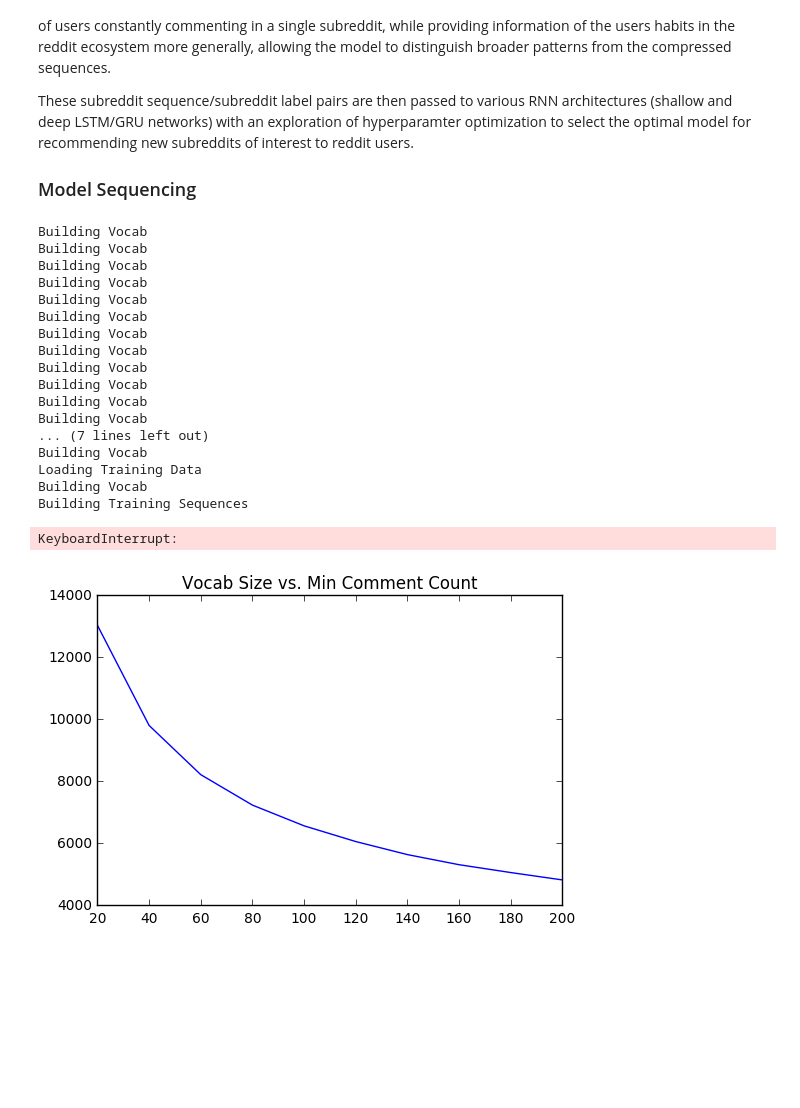
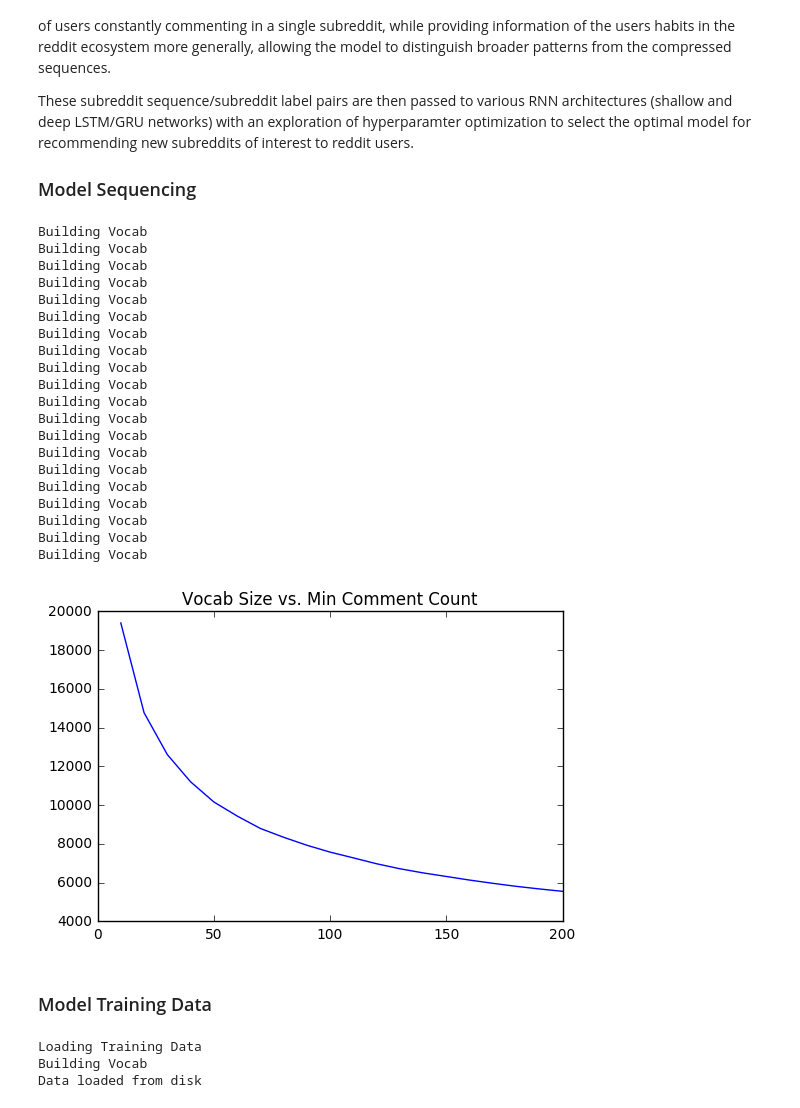
Before and after one commit to cole-maclean/MAI-CI, a Jupyter notebook: SubRecommender/EDA Notebook.ipynb, the cells around one changed output. Drawn from its saved outputs; the diff is of its cells as text; code cells hidden in the pictures; blank space fills up the shorter version.

```diff
--- a/SubRecommender/EDA Notebook.ipynb
+++ b/SubRecommender/EDA Notebook.ipynb
@@ -204,46 +201,52 @@ There are also a couple of design decisions needed that will create inherent ass
 These subreddit sequence/subreddit label pairs are then passed to various RNN architectures (shallow and deep LSTM/GRU networks) with an exploration of hyperparamter optimization to select the optimal model for recommending new subreddits of interest to reddit users.
 
 <h3>Model Sequencing</h3>
-# %%
-vocab_vs_min_thresh = []
-for min_cnt in range(10,201,10):
-    mdl = SubRecommender.SubRecommender('data/train_reddit_data.json',
-                                sequence_chunk_size=5,min_seq_length=10,min_count_thresh=min_cnt)
-    mdl.create_vocab()
-    vocab_vs_min_thresh.append([min_cnt,mdl.vocab_size])
-
-chunk_sizes = [10,15,20,25,40,50]
-min_lengths = [5,6,7,8,9,10]
-rslts = []
-for chnk_sz in chunk_sizes:
-    for mn_lngth in min_lengths:
-        mdl = SubRecommender.SubRecommender('data/train_reddit_data.json',
-                                    sequence_chunk_size=chnk_sz,min_seq_length=mn_lngth,min_count_thresh=100)
-        mdl.load_train_df()
-        rslts.append([chnk_sz,mn_lngth,len(mdl.training_sequences)])
-# %% [output]
-Building Vocab
-Building Vocab
-Building Vocab
-Building Vocab
-Building Vocab
-Building Vocab
-Building Vocab
-Building Vocab
-Building Vocab
-Building Vocab
-Building Vocab
-Building Vocab
-... (7 lines left out)
-Building Vocab
-Loading Training Data
-Building Vocab
-Building Training Sequences
-KeyboardInterrupt:
 # %%
+vocab_vs_min_thresh = []
+for min_cnt in range(10,301,10):
+    mdl = SubRecommender.SubRecommender('data/train_reddit_data.json',
+                                sequence_chunk_size=5,min_seq_length=10,min_count_thresh=min_cnt)
+    mdl.create_vocab()
+    vocab_vs_min_thresh.append([min_cnt,mdl.vocab_size])
 min_thresh,vocab_size = zip(*vocab_vs_min_thresh)
 plt.plot(min_thresh,vocab_size)
 plt.title("Vocab Size vs. Min Comment Count")
 plt.show()
 # %% [output]
+Building Vocab
+Building Vocab
+Building Vocab
+Building Vocab
+Building Vocab
+Building Vocab
+Building Vocab
+Building Vocab
+Building Vocab
+Building Vocab
+Building Vocab
+Building Vocab
+Building Vocab
+Building Vocab
+Building Vocab
+Building Vocab
+Building Vocab
+Building Vocab
+Building Vocab
+Building Vocab
-[figure, old version]
+[figure, new version]
+# %% [markdown]
+<h3>Model Training Data</h3>
+# %%
+import SubRecommender
+import json
+from collections import Counter
+import random
+from tflearn.data_utils import to_categorical, pad_sequences
+
+tst = SubRecommender.SubRecommender('data/train_reddit_data.json',
+                                    sequence_chunk_size=15,min_seq_length=7,min_count_thresh=250,max_popularity=0.00075)
+train_df= tst.load_train_df("data/training_sequences/5027_15_7_sequence_data.json")
+# %% [output]
+Loading Training Data
+Building Vocab
+Data loaded from disk
```
Also changed, not shown: parts of 38 cells of this notebook, 8 other files.
